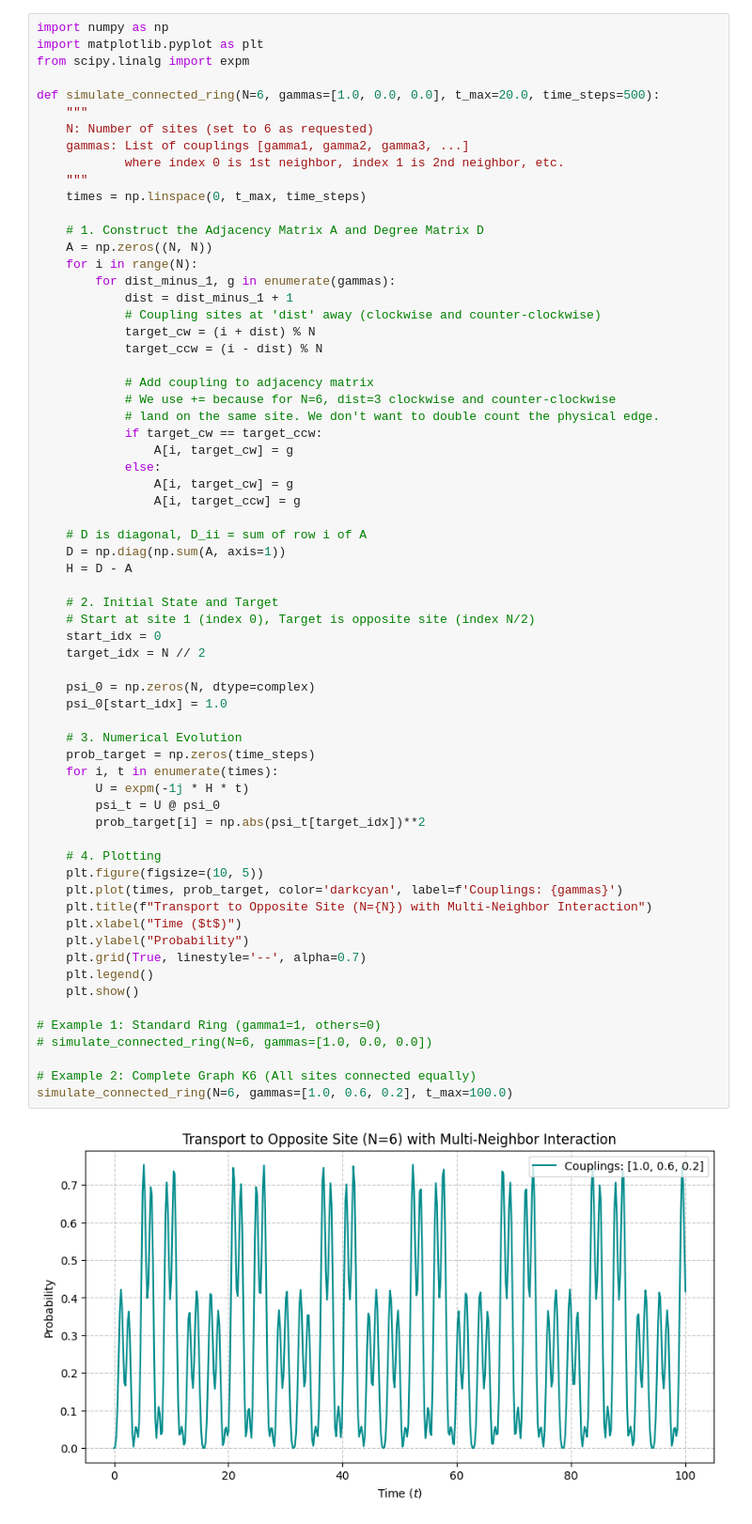
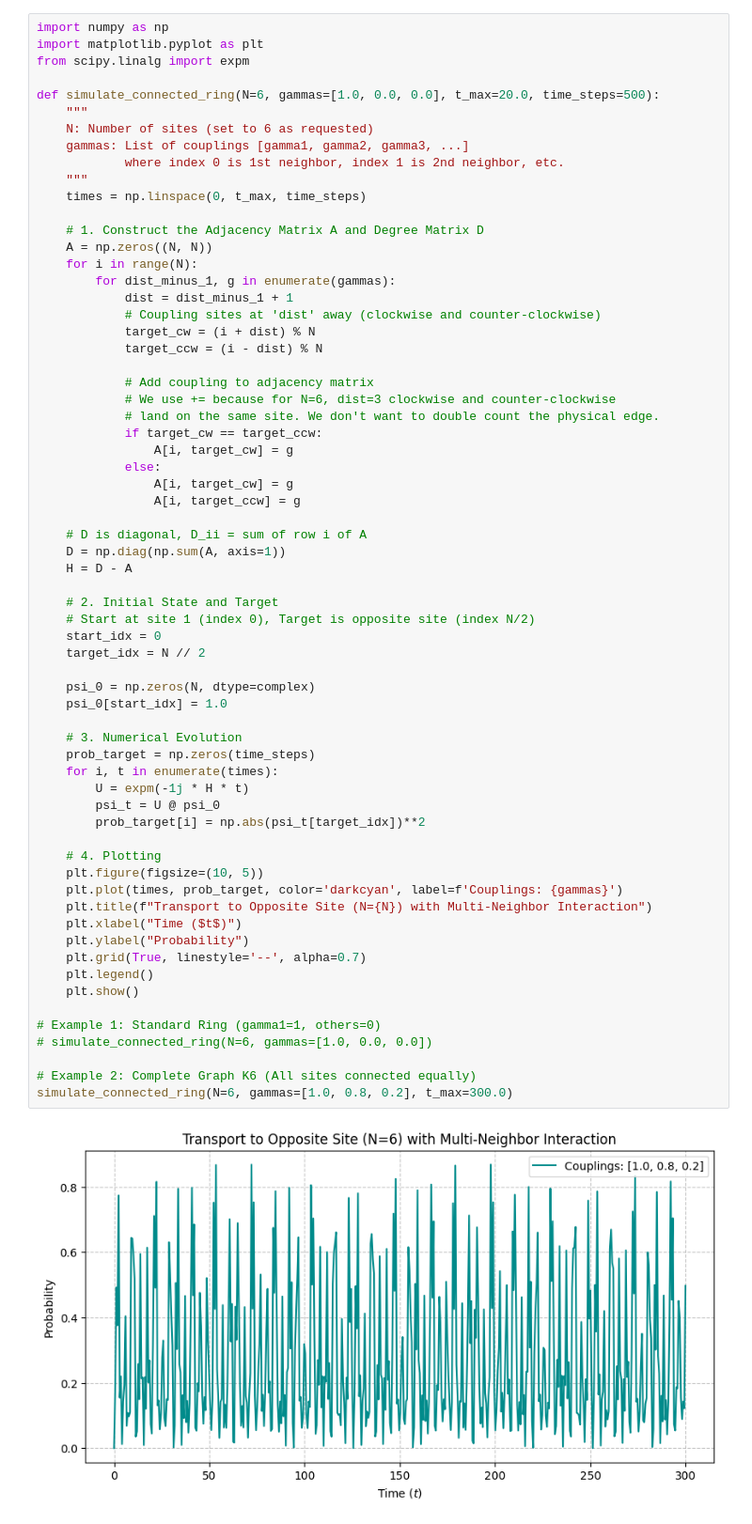
Before and after one commit to Carini108/thesis_PBC, a Jupyter notebook: Desktop/tesi_PBC/thesisPBC.ipynb, the cells around one changed output. Shown at 94% size. Drawn from its saved outputs; the diff is of its cells as text.

```diff
--- a/Desktop/tesi_PBC/thesisPBC.ipynb
+++ b/Desktop/tesi_PBC/thesisPBC.ipynb
@@ -215,32 +226,32 @@ def simulate_connected_ring(N=6, gammas=[1.0, 0.0, 0.0], t_max=20.0, time_steps=
     # 2. Initial State and Target
     # Start at site 1 (index 0), Target is opposite site (index N/2)
     start_idx = 0
     target_idx = N // 2
 
     psi_0 = np.zeros(N, dtype=complex)
     psi_0[start_idx] = 1.0
 
     # 3. Numerical Evolution
     prob_target = np.zeros(time_steps)
     for i, t in enumerate(times):
         U = expm(-1j * H * t)
         psi_t = U @ psi_0
         prob_target[i] = np.abs(psi_t[target_idx])**2
 
     # 4. Plotting
     plt.figure(figsize=(10, 5))
     plt.plot(times, prob_target, color='darkcyan', label=f'Couplings: {gammas}')
     plt.title(f"Transport to Opposite Site (N={N}) with Multi-Neighbor Interaction")
     plt.xlabel("Time ($t$)")
     plt.ylabel("Probability")
     plt.grid(True, linestyle='--', alpha=0.7)
     plt.legend()
     plt.show()
 
 # Example 1: Standard Ring (gamma1=1, others=0)
 # simulate_connected_ring(N=6, gammas=[1.0, 0.0, 0.0])
 
 # Example 2: Complete Graph K6 (All sites connected equally)
-simulate_connected_ring(N=6, gammas=[1.0, 0.6, 0.2], t_max=100.0)
+simulate_connected_ring(N=6, gammas=[1.0, 0.8, 0.2], t_max=300.0)
 # %% [output]
-[figure, old version]
+[figure, new version]
```
Also changed, not shown: parts of 4 cells of this notebook.
